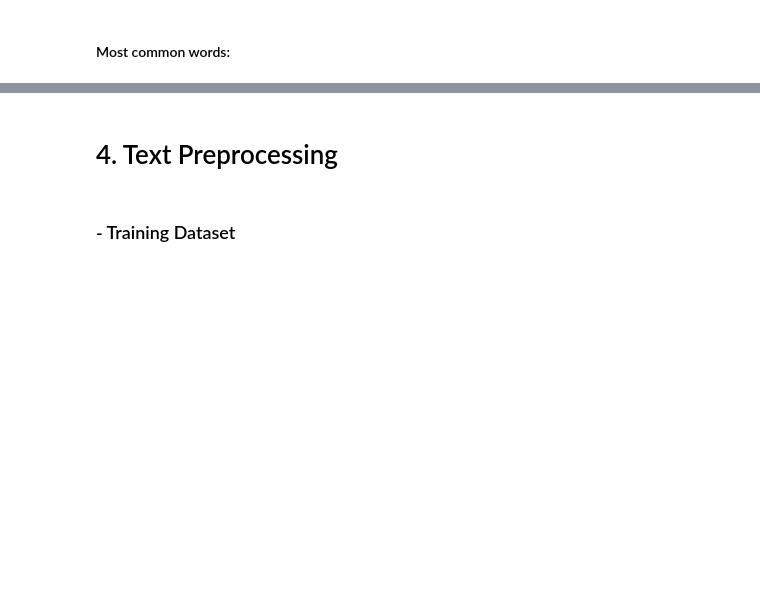
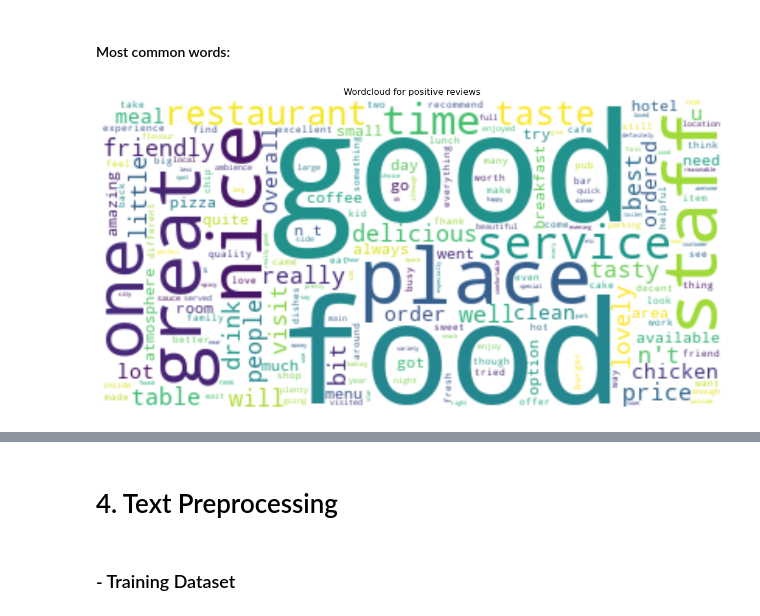
Before and after one commit to saropi99/nlp-project, a Jupyter notebook: notebook.ipynb, the cells around one changed output, grey strips where cells are left out. Cells and saved outputs as stored; diff of their text form; code cells hidden in the pictures; blank space fills up the shorter version.

```diff
--- a/notebook.ipynb
+++ b/notebook.ipynb
@@ -208,13 +404,15 @@ plt.show()
 # %%
 # POSITIVE SENTIMENT
 text = " ".join(i for i in combined_sentiment_df[combined_sentiment_df['sentiment_label']==1]['text'])
 wordcloud = WordCloud(background_color="white").generate(text)
 
 plt.figure(figsize=(15,10))
 plt.imshow(wordcloud, interpolation='bilinear')
 plt.axis("off")
-plt.title('Wordcloud for positive review')
+plt.title('Wordcloud for positive reviews')
 plt.show()
+# %% [output]
+[figure, added]
 # %%
 # NEGATIVE SENTIMENT
 text = " ".join(i for i in combined_sentiment_df[combined_sentiment_df['sentiment_label']==0]['text'])
```
Also changed, not shown: parts of 53 cells of this notebook, 2 other files.
